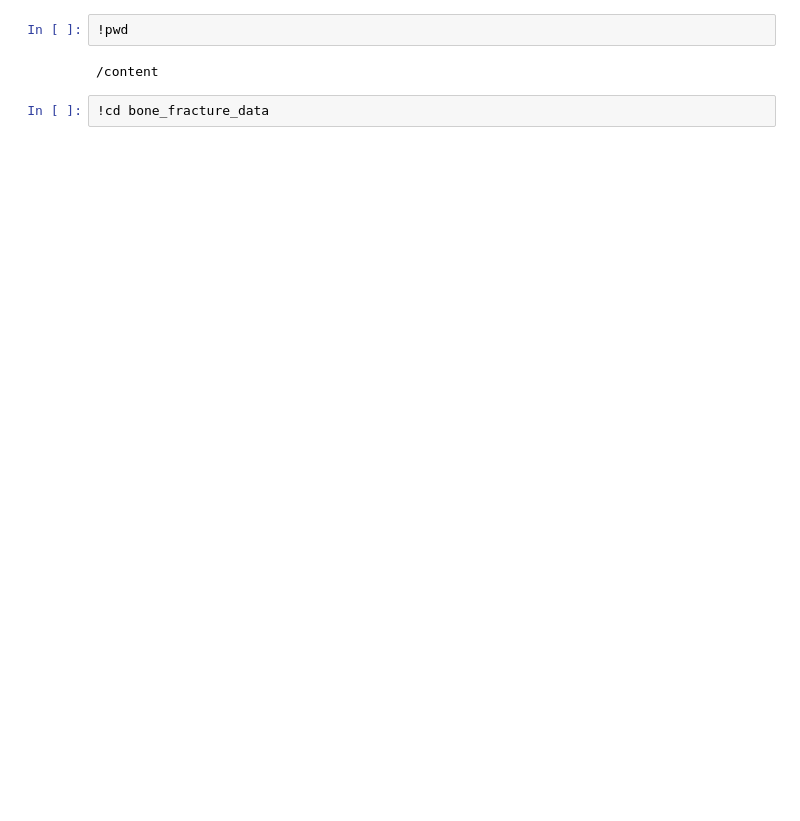
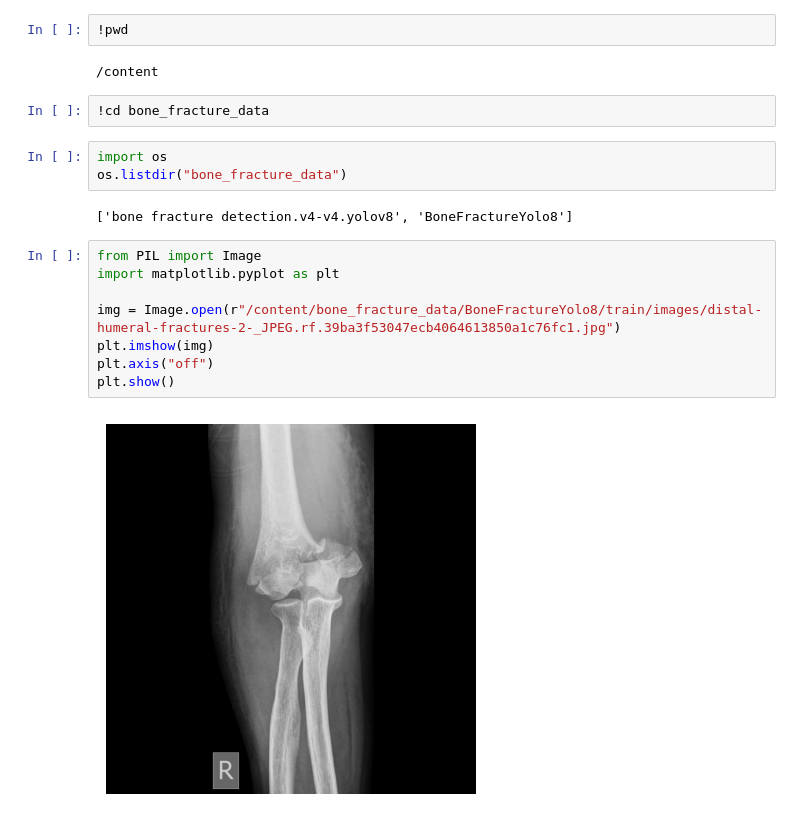
Before and after one commit to aristocrat71/Bone.ai, a Jupyter notebook: models/Locator.ipynb, the cells around one changed output. Cells and saved outputs as stored; diff of their text form; blank space fills up the shorter version.

```diff
--- a/models/Locator.ipynb
+++ b/models/Locator.ipynb
@@ -47,3 +48,18 @@ bone_fracture_data  bone-fracture-detection-computer-vision-project.zip  drive
 /content
 # %%
 !cd bone_fracture_data
+# %%
+import os
+os.listdir("bone_fracture_data")
+# %% [output]
+['bone fracture detection.v4-v4.yolov8', 'BoneFractureYolo8']
+# %%
+from PIL import Image
+import matplotlib.pyplot as plt
+
+img = Image.open(r"/content/bone_fracture_data/BoneFractureYolo8/train/images/distal-humeral-fractures-2-_JPEG.rf.39ba3f53047ecb4064613850a1c76fc1.jpg")
+plt.imshow(img)
+plt.axis("off")
+plt.show()
+# %% [output]
+[figure, added]
```
Also changed, not shown: parts of 8 cells of this notebook.
